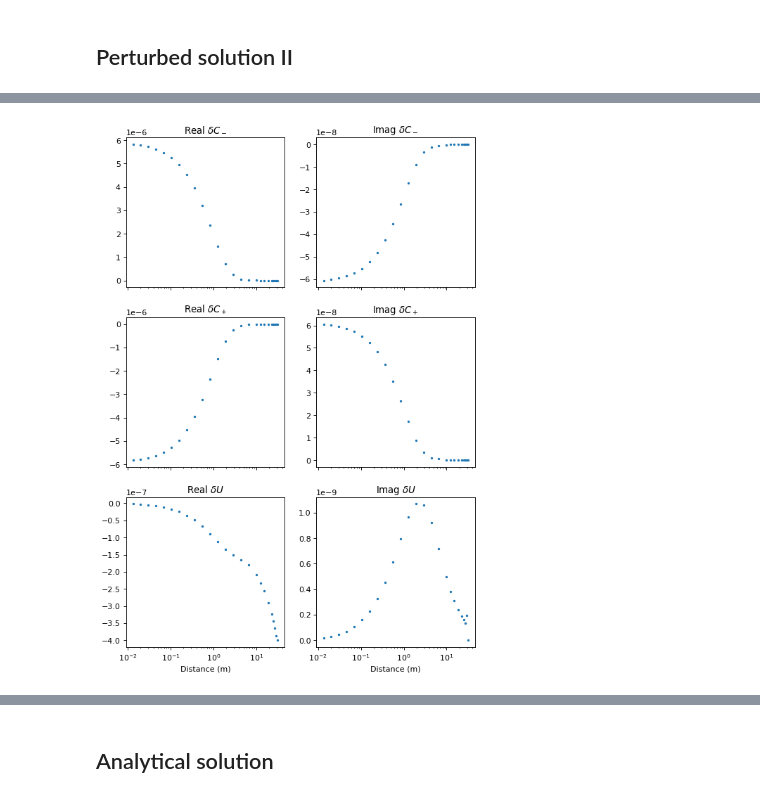
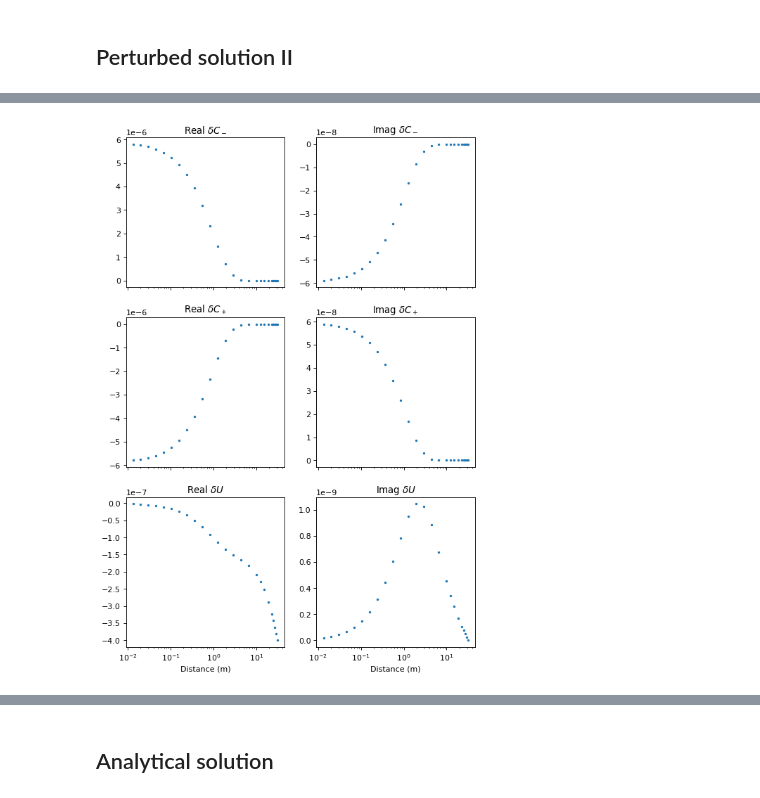
Before and after one commit to yuccadrew/sip, a Jupyter notebook: test_sphere_s62.ipynb, the cells around one changed output, grey strips where cells are left out. Cells and saved outputs as stored; diff of their text form; code cells hidden in the pictures.

Commit message:
Bug in set_first_kind_bc2d was fixed finally. More related bugs need to be fixed later.

```diff
--- a/test_sphere_s62.ipynb
+++ b/test_sphere_s62.ipynb
@@ -1502,22 +1503,29 @@ def set_first_kind_bc2d(mesh,materials,K_in,b_in,offset=(0,0),nrep=1): #modified
     nodes=mesh['nodes']
     edges=mesh['edges']
     with_first_kind_bc=np.reshape(mesh['with_first_kind_bc'],(-1,nrep))
+    nnode=len(nodes)
     K=csr_matrix.copy(K_in)
     b=np.array(b_in)
 
+    tmp_rows=np.zeros(0)
+    tmp_cols=np.zeros(0)
     for irep in range(nrep):
         nind_bc=np.unique(edges[with_first_kind_bc[:,irep],:].flatten(order='C'))
-        nind_in=np.unique(edges[~with_first_kind_bc[:,irep],:].flatten(order='C'))
+        mask_in=np.ones(nnode,dtype=bool)
+        mask_in[nind_bc]=False
+        nind_in=np.where(mask_in)[0]
+        #nind_in=np.unique(edges[~with_first_kind_bc[:,irep],:].flatten(order='C'))
         nodes_bc=nodes[nind_bc,:]
 
-        nnode=len(nodes)
         nnode_bc=len(nodes_bc)
         snod=np.reshape(materials['snod'][nind_bc],(nnode_bc,nrep))[:,irep]
         REP=np.reshape(np.arange(nnode*nrep),(nnode,nrep))
         print('irep',irep,'nnode_bc',nnode_bc)
+        print('Check length of nind_bc')
+        print(len(nind_bc)+len(nind_in),nnode*nrep)
 
         for i in nind_in:
-            rows=REP[i,irep].flatten(order='C')+offset[0]
+            rows=REP[i,:].flatten(order='C')+offset[0]
             cols=REP[nind_bc,irep].flatten(order='C')+offset[1]
             #may need to expand cols by including the coupled rows in K and b
             for j in np.asmatrix(rows).T: #to be compatible if rows is a scalar
@@ -1532,7 +1540,12 @@ def set_first_kind_bc2d(mesh,materials,K_in,b_in,offset=(0,0),nrep=1): #modified
         K=zero_cols(K,cols)
         K=K+M
         b[rows]=snod.flatten(order='C')
+        tmp_rows=np.r_[tmp_rows,rows]
+        tmp_cols=np.r_[tmp_cols,cols]
 
+    print('Check B.C. implementation')
+    print(len(np.unique(tmp_rows)),len(tmp_rows))
+    print(len(np.unique(tmp_cols)),len(tmp_cols))
     elapsed=time.time()-start
     print('Time elapsed ',elapsed,'sec')
     print('')
@@ -5308,33 +5418,34 @@ plt.show()
 %matplotlib inline
 import matplotlib.pyplot as plt
 
 if __name__=='__main__':
 #     mask=mesh['in_solid']
 #     nind=np.unique(mesh['elements'][mask,:].flatten(order='C'))
 #     fig,ax=plt.subplots()
 #     ax.plot(np.real(unod_out[nind,0]),'.')
 # #     ax.plot(np.real(unod_out[:,0]),'.')
     mids2d=compute_mids2d(mesh['nodes'],mesh['elements'],dist_factor=1.0)
     dist2d=np.sqrt(mids2d[:,0]**2+mids2d[:,1]**2)
     mask2d=(mids2d[:,0]>=a)&(mids2d[:,1]<=a/100)
     mask=(mesh['on_survey_lines']&((nodes[:,0])>a))
     fig,ax=plt.subplots(3,2,sharex=True,figsize=(8,4*3),dpi=80)
     axs=ax.flatten()
     titles=['$\delta C_-$','$\delta C_+$','$\delta U$']
+    tmp=[n1,n2,pot]
     for i in range(3):
         axs[2*i].plot((nodes[mask,0]-a)/debye_len,np.real(unod_out[mask,i]),'.',markersize=4)
 #         axs[2*i].plot((mids2d[mask2d,0]-a)/debye_len,np.real(grad2d(mesh['nodes'],mesh['elements'],n1,dist_factor=1.0)[mask2d,0]),'.')
-#         axs[2*i].plot((nodes[mask,0]-a)/debye_len,np.real(n1[mask]),'.',markersize=4)
+#         axs[2*i].plot((nodes[mask,0]-a)/debye_len,np.real(tmp[i][mask]),'.',markersize=4)
         axs[2*i].set_title('Real '+titles[i])
         axs[2*i].set_xscale('log')
 
         axs[2*i+1].plot((nodes[mask,0]-a)/debye_len,np.imag(unod_out[mask,i]),'.',markersize=4)
-#         axs[2*i+1].plot((nodes[mask,0]-a)/debye_len,np.imag(n1[mask]),'.',markersize=4)
+#         axs[2*i+1].plot((nodes[mask,0]-a)/debye_len,np.imag(tmp[i][mask]),'.',markersize=4)
         axs[2*i+1].set_title('Imag '+titles[i])
         axs[2*i+1].set_xscale('log')
 
     axs[4].set_xlabel('Distance (m)')
     axs[5].set_xlabel('Distance (m)')
     plt.show()
 # %% [output]
-[figure, old version]
+[figure, new version]
```
Also changed, not shown: parts of 5 cells of this notebook.
